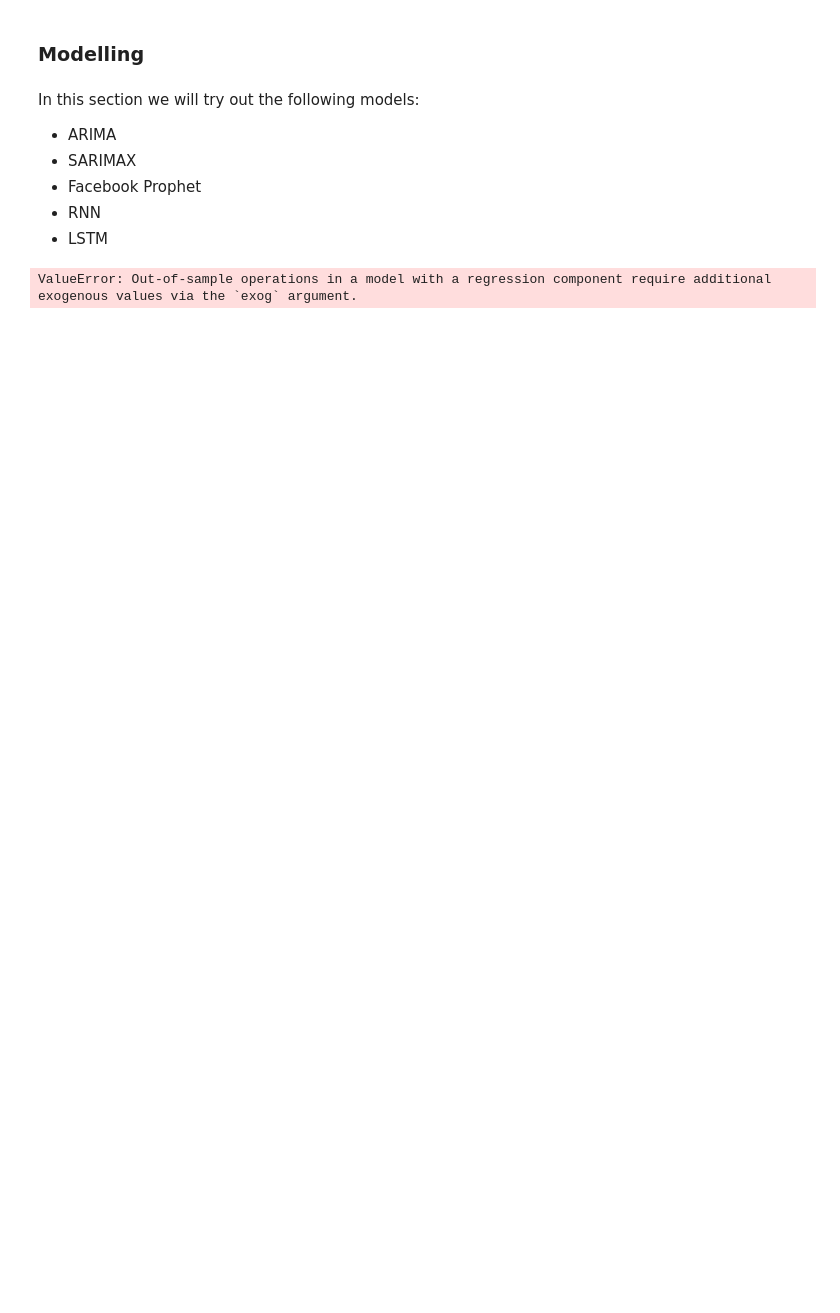
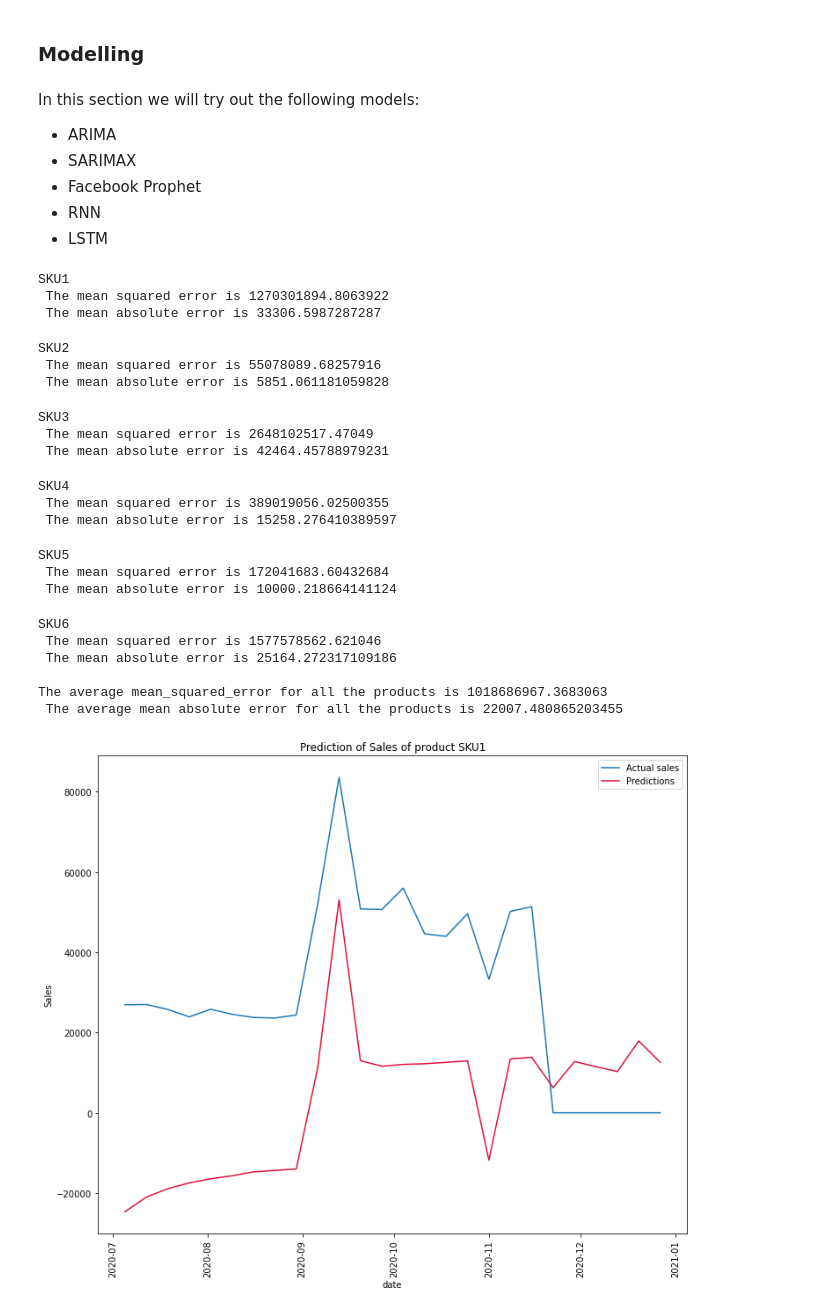
Before and after one commit to felix-n12/Retail-Forecasting, a Jupyter notebook: retail_forecasting.ipynb, the cells around one changed output. Cells and saved outputs as stored; diff of their text form; code cells hidden in the pictures; blank space fills up the shorter version.

Commit message:
Doing some modelling

```diff
--- a/retail_forecasting.ipynb
+++ b/retail_forecasting.ipynb
@@ -906,33 +906,56 @@ import numpy as np
 products=['SKU1','SKU2','SKU3','SKU4','SKU5','SKU6']
 #creating the mean squared error,residual sum of squares error
 mse=[]
 mae=[]
 r2_list=[]
 
 for product in products:
     pro_train=train_set.loc[train_set['Product']==product].set_index('date')
     pro_test=test_set.loc[test_set['Product']==product].set_index('date')
-    model=ARIMA(pro_train['Sales'],order=(1,0,0),exog=pro_train[['Price Discount (%)','Google_Mobility','Covid_Flag','VALENTINES','EASTER','CHRISTMAS']],trend=None).fit()
+    model=ARIMA(pro_train['Sales'],order=(1,0,0),exog=pro_train[['Price Discount (%)','Google_Mobility','Covid_Flag','VALENTINES','EASTER','CHRISTMAS']],trend='t').fit()
     #lets predict using the model
-    sales_pred=model.forecast(steps=len(pro_test),exog=pro_test[['Price Discount (%)','Google_Mobility','Covid_Flag','VALENTINES','EASTER','CHRISTMAS']])
+    start=pro_test.index[0]
+    end=pro_test.index[-1]
+    sales_pred=model.predict(start=start,end=end,exog=pro_test[['Price Discount (%)','Google_Mobility','Covid_Flag','VALENTINES','EASTER','CHRISTMAS']])
     #lets plot the actual data and the forecasts
     fig,ax=plt.subplots(figsize=(12,10))
     sns.lineplot(y=pro_test['Sales'],x=pro_test.index,ax=ax,label='Actual sales')
     sns.lineplot(y=sales_pred,x=pro_test.index,ax=ax,color='crimson',label='Predictions')
     plt.title(f'Prediction of Sales of product {product}')
     plt.xticks(rotation=90)
     plt.legend()
     #lets evaluate the model
     #calculating the mean_squared_error
     mean_s_e=mean_squared_error(pro_test['Sales'],sales_pred)
     mse.append(mean_s_e)
     #calculating the mean_absolute_error
     mean_a_e=mean_absolute_error(pro_test['Sales'],sales_pred)
     mae.append(mean_a_e)
     #calculating the explained variance
     r2=r2_score(pro_test['Sales'],sales_pred)
     r2_list.append(r2)
     print(f'{product} \n The mean squared error is {mean_s_e} \n The mean absolute error is {mean_a_e} \n')
 print(f'The average mean_squared_error for all the products is {np.mean(mse)} \n The average mean absolute error for all the products is {np.mean(mae)}')
 # %% [output]
-ValueError: Out-of-sample operations in a model with a regression component require additional exogenous values via the `exog` argument.
+SKU1
+ The mean squared error is 1270301894.8063922
+ The mean absolute error is 33306.5987287287
+SKU2
+ The mean squared error is 55078089.68257916
+ The mean absolute error is 5851.061181059828
+SKU3
+ The mean squared error is 2648102517.47049
+ The mean absolute error is 42464.45788979231
+SKU4
+ The mean squared error is 389019056.02500355
+ The mean absolute error is 15258.276410389597
+SKU5
+ The mean squared error is 172041683.60432684
+ The mean absolute error is 10000.218664141124
+SKU6
+ The mean squared error is 1577578562.621046
+ The mean absolute error is 25164.272317109186
+
+The average mean_squared_error for all the products is 1018686967.3683063
+ The average mean absolute error for all the products is 22007.480865203455
+[figure, added]
```
Also changed, not shown: parts of 9 cells of this notebook.
